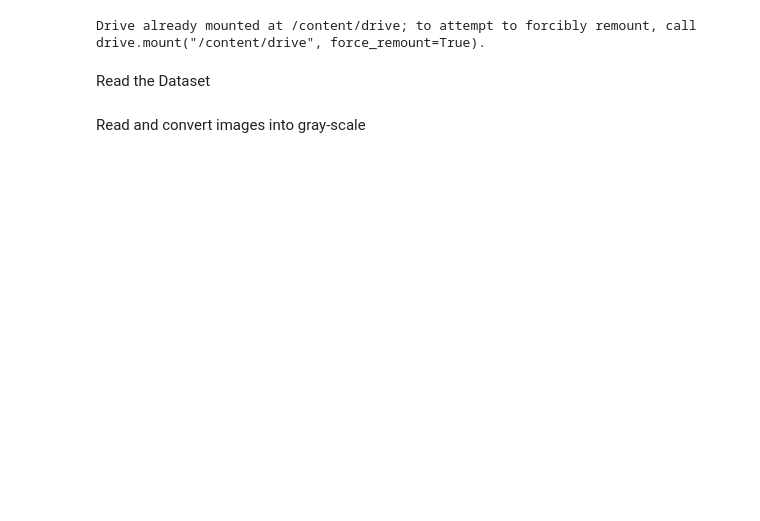
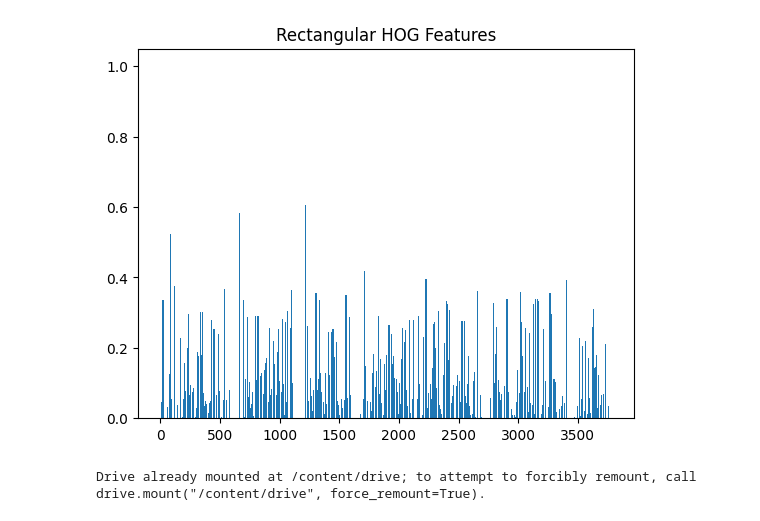
Before and after one commit to tatdatnguyen/HOG-For-Human-Detection, a Jupyter notebook: fer_bouchene.ipynb, the cells around one changed output. Drawn from its saved outputs; the diff is of its cells as text; code cells hidden in the pictures; blank space fills up the shorter version.

```diff
--- a/fer_bouchene.ipynb
+++ b/fer_bouchene.ipynb
@@ -3,3 +157,14 @@
+# %%
+image = cv2.imread(image_path)
+imgray = cv2.cvtColor(image, cv2.COLOR_BGR2GRAY)
+image = cv2.resize(imgray, (128,64))
+# %%
+fd1 =  hog(image, orientations=9, pixels_per_cell=(8, 8),cells_per_block=(2, 2))
+plt.bar(range(len(fd1)), fd1)
+plt.title('Rectangular HOG Features')
+plt.show()
+# %% [output]
+[figure, added]
 # %%
 from google.colab import drive
 drive.mount('/content/drive')
@@ -30,5 +173,3 @@ from sklearn.model_selection import cross_val_score
-# %% [markdown]
-Read the Dataset
 # %%
 # import the necessary packages
 import os
@@ -60,5 +201,3 @@ def list_files(basePath, validExts=None, contains=None):
                 yield imagePath
 
 imagePaths = list(list_images('/content/drive/MyDrive/ck/CK+48/'))
-# %% [markdown]
-Read and convert images into gray-scale
```
Also changed, not shown: parts of 16 cells of this notebook, 4 other files.
